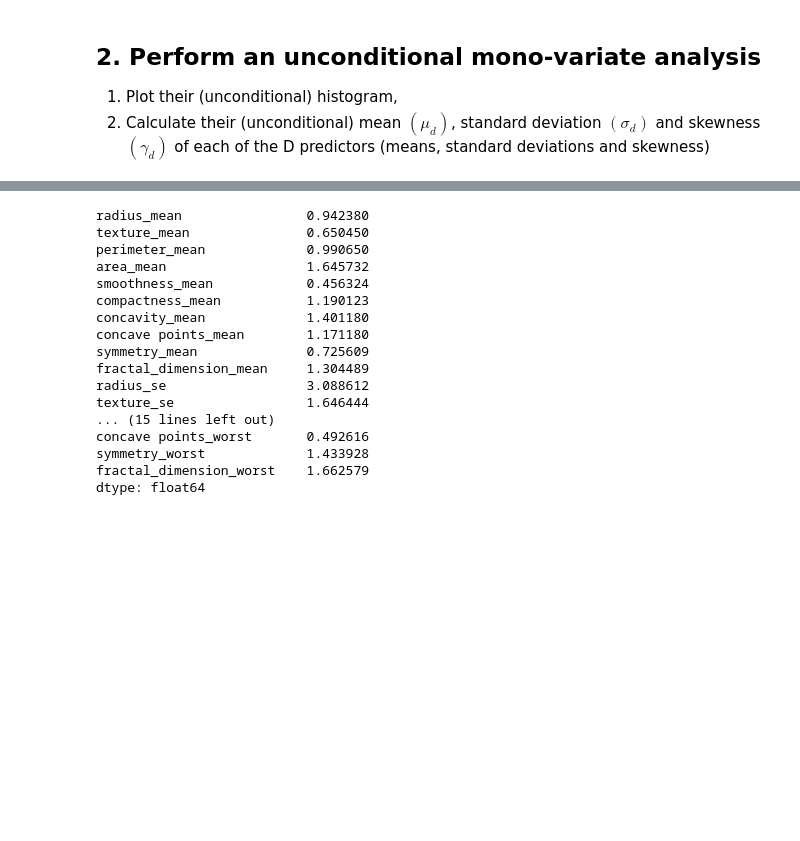
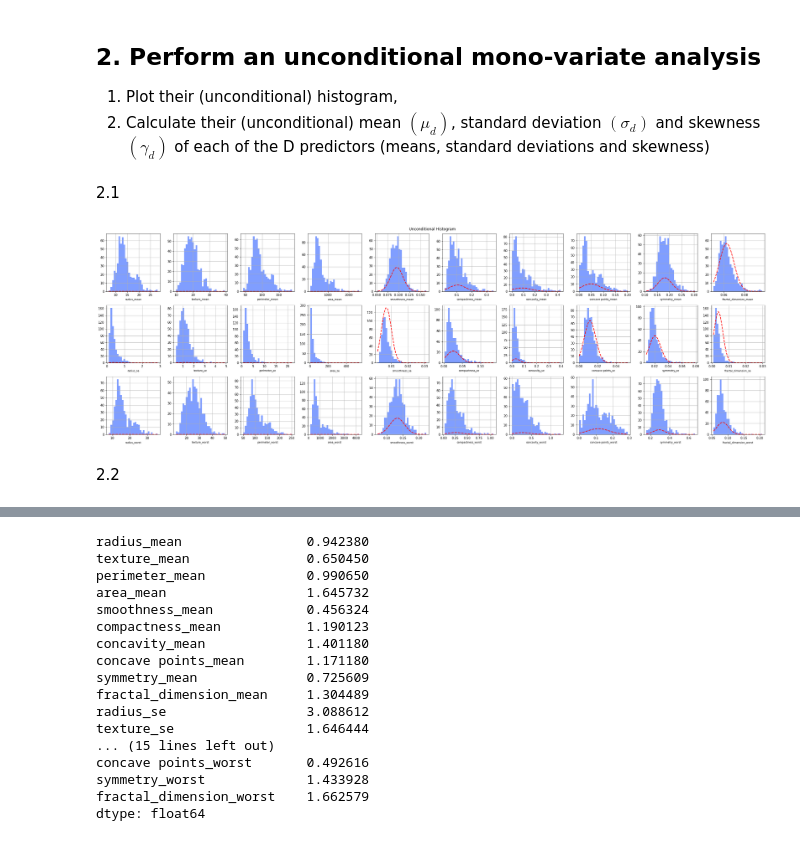
Before and after one commit to lucasabdalah/Exploratory-Data-Analisys, a Jupyter notebook: code/hw1/data_investigation.ipynb, the cells around one changed output, grey strips where cells are left out. Saved outputs shown, nothing was run; the diff lists cells and outputs as text; code cells hidden in the pictures; blank space fills up the shorter version.

```diff
--- a/code/hw1/data_investigation.ipynb
+++ b/code/hw1/data_investigation.ipynb
@@ -67,3 +74,4 @@ M    212
 Name: diagnosis, dtype: int64
 # %%
 df = df.drop('id', axis = 1) # Let the data anonymous and delete the id (meaningless)
+numeric_columns = df.select_dtypes(include=[np.number]).columns # retrieving only numerical columns from dataframe
@@ -72,3 +89,32 @@ df = df.drop('id', axis = 1) # Let the data anonymous and delete the id (meaning
 
 1. Plot their (unconditional) histogram,
 2. Calculate their (unconditional) mean $(\mu_d)$, standard deviation $(\sigma_d)$ and skewness $(\gamma_d)$ of each of the D predictors (means, standard deviations and skewness)
+# %% [markdown]
+2.1
+# %%
+n_of = {"rows": 3, "cols": 10};
+
+fig1, axes1 = plt.subplots(n_of["rows"], n_of["cols"], figsize=(30,10));
+
+i = 0
+for ii in range(n_of["rows"]):
+        for jj in range(n_of["cols"]):
+                # Plot Histogram
+                ax = axes1[ii]
+                _, bins, _ = ax[jj].hist(df[numeric_columns[i]], bins = 30, alpha = 0.5)
+                ax[jj].grid('on')
+                ax[jj].set_xlabel(numeric_columns[i], fontsize = 8)
+                # Plot Normal
+                mu, sigma = norm.fit(df[numeric_columns[i]])
+                best_fit_line = norm.pdf(bins, mu, sigma)
+                ax[jj].plot(bins, best_fit_line, 'r--', linewidth=2)
+
+                i += 1
+
+fig1.suptitle('Unconditional Histogram')
+fig1.tight_layout()
+plt.show()
+# %% [output]
+[figure, added]
+# %% [markdown]
+2.2
```
Also changed, not shown: parts of 9 cells of this notebook.
